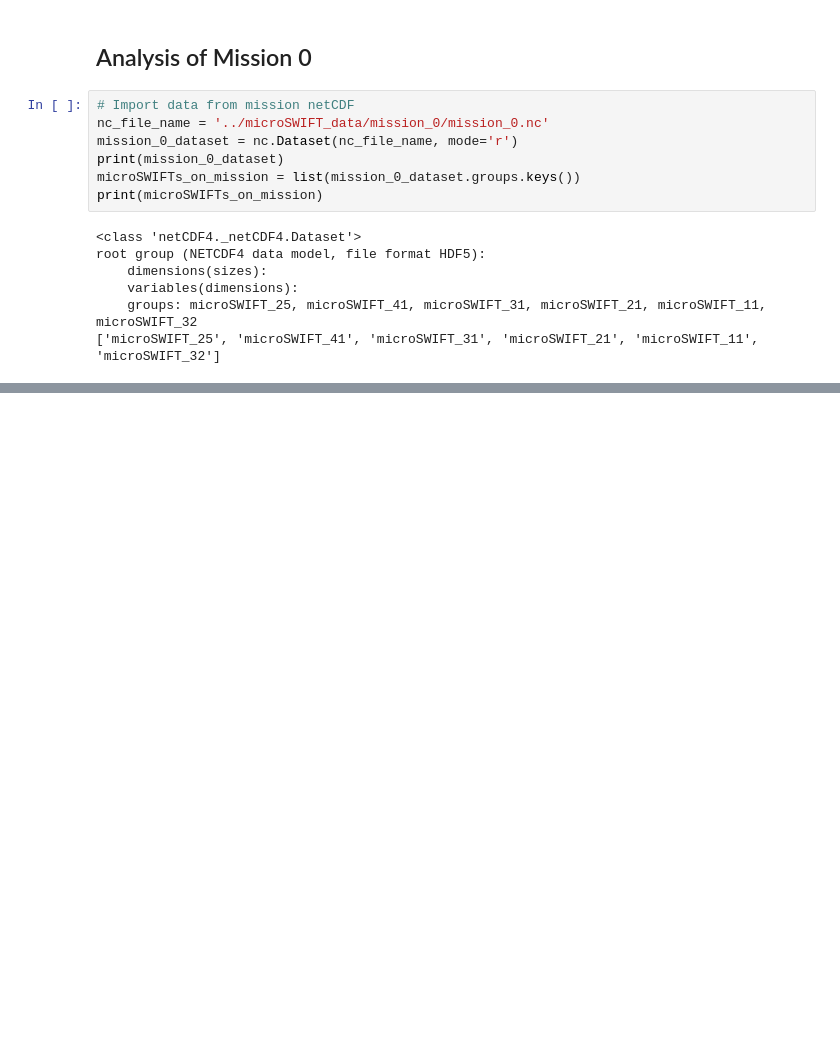
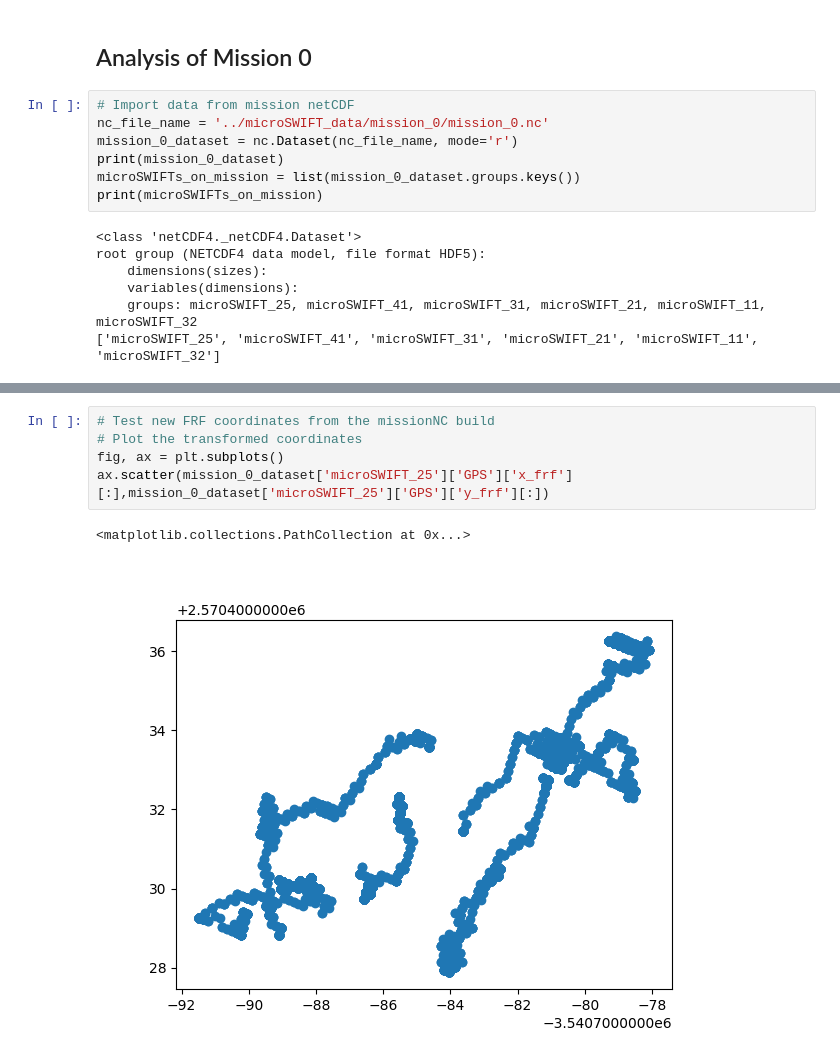
Before and after one commit to SASlabgroup/DUNEXMainExp, a Jupyter notebook: analysis/DUNEX-Data-exploration.ipynb, the cells around one changed output, grey strips where cells are left out. Cells and saved outputs as stored; diff of their text form; blank space fills up the shorter version.

```diff
--- a/analysis/DUNEX-Data-exploration.ipynb
+++ b/analysis/DUNEX-Data-exploration.ipynb
@@ -37,0 +45,8 @@ x, y = microSWIFTTools.transform2FRF(lat=mission_0_dataset['microSWIFT_25']['GPS
+# %%
+# Test new FRF coordinates from the missionNC build
+# Plot the transformed coordinates
+fig, ax = plt.subplots()
+ax.scatter(mission_0_dataset['microSWIFT_25']['GPS']['x_frf'][:],mission_0_dataset['microSWIFT_25']['GPS']['y_frf'][:])
+# %% [output]
+<matplotlib.collections.PathCollection at 0x...>
+[figure, added]
```
Also changed, not shown: parts of 1 cell of this notebook.
